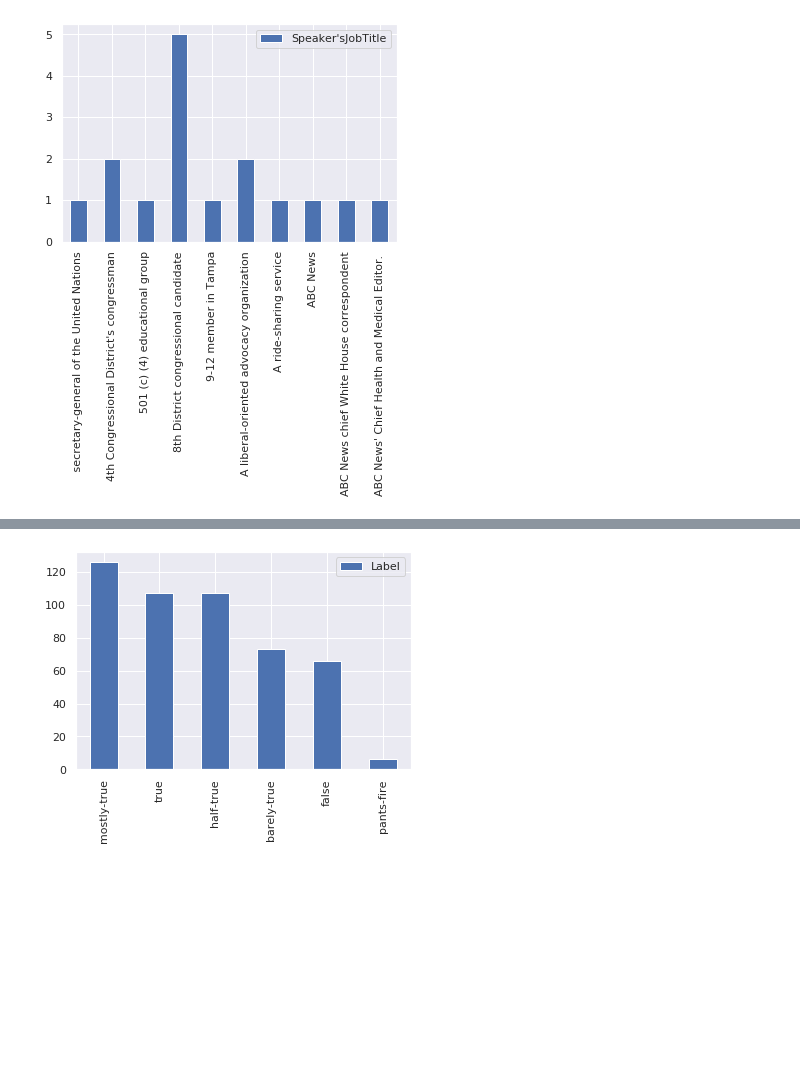
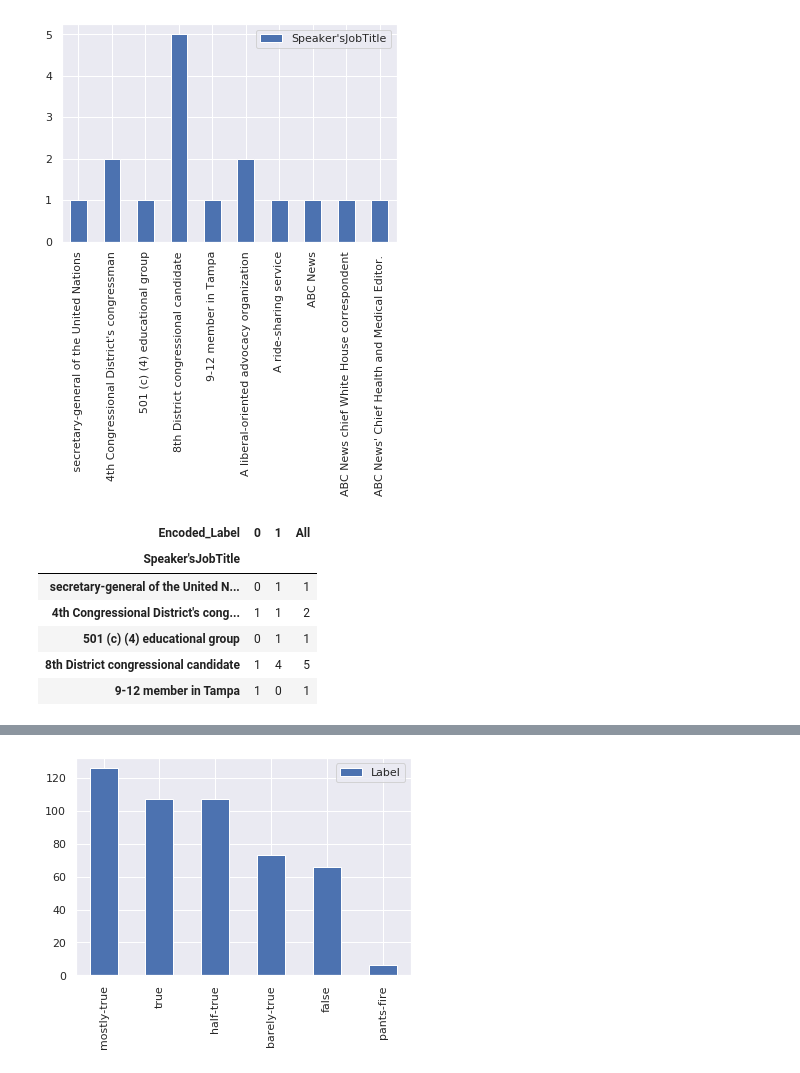
Before and after one commit to viswa0531/AlternusVera, a Jupyter notebook: Biased_Factor.ipynb, the cells around one changed output, grey strips where cells are left out. Saved outputs shown, nothing was run; the diff lists cells and outputs as text; code cells hidden in the pictures; blank space fills up the shorter version.

```diff
--- a/Biased_Factor.ipynb
+++ b/Biased_Factor.ipynb
@@ -431,5 +431,15 @@ fig, ax = plt.subplots()
 ax1 = X_train.value_counts().sort_index(ascending=True).head(10).plot('bar', ax=ax, legend=True)
 # %% [output]
 [figure]
+# %%
+CrossTab.head()
+# %% [output]
+| Encoded_Label | 0 | 1 | All |
+| Speaker'sJobTitle |  |  |  |
+| secretary-general of the United N... | 0 | 1 | 1 |
+| 4th Congressional District's cong... | 1 | 1 | 2 |
+| 501 (c) (4) educational group | 0 | 1 | 1 |
+| 8th District congressional candidate | 1 | 4 | 5 |
+| 9-12 member in Tampa | 1 | 0 | 1 |
 # %%
 import seaborn as sns
```
Also changed, not shown: parts of 1 cell of this notebook.
